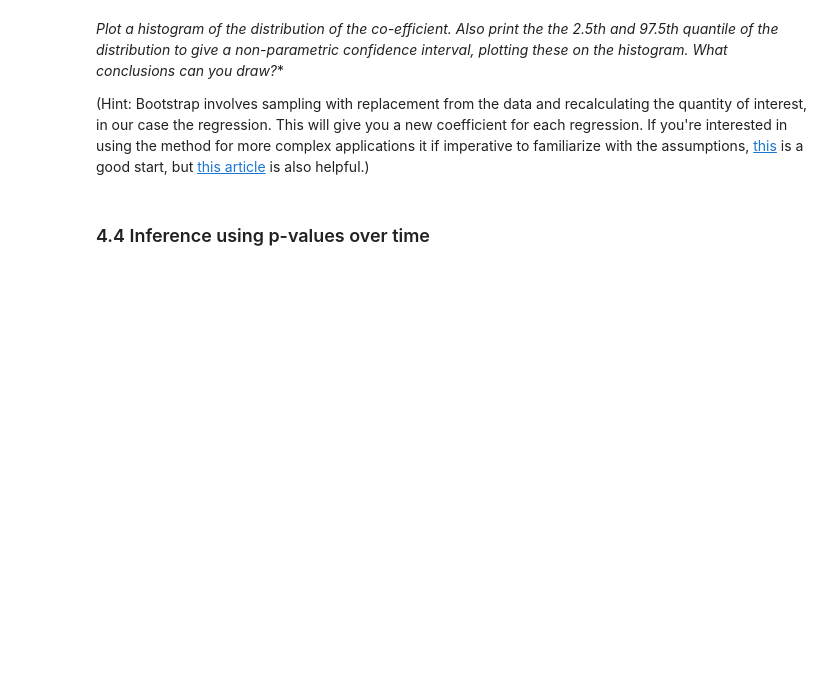
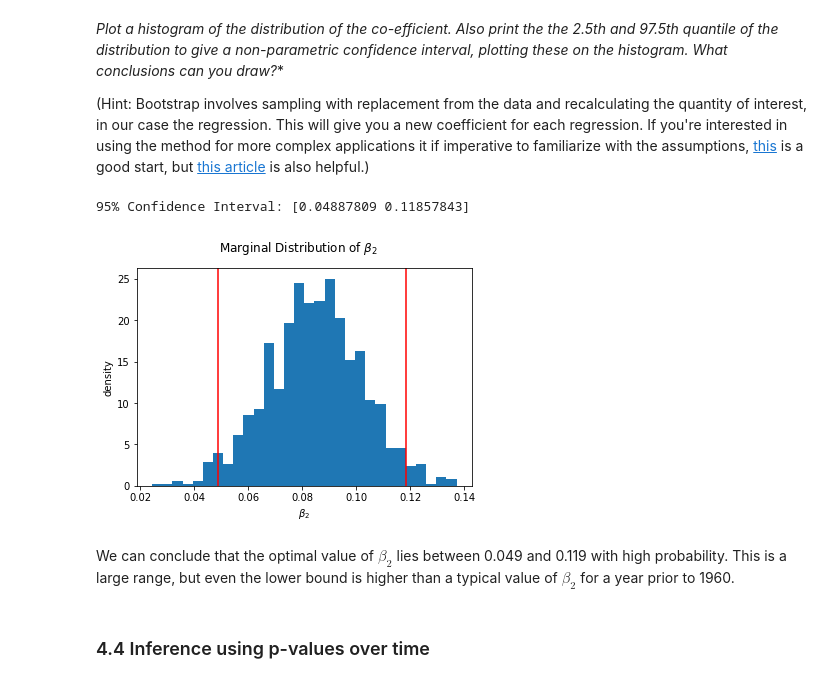
Before and after one commit to ezou20/AM_207_fall_2018, a Jupyter notebook: homeworks/AM207_HW3.ipynb, the cells around one changed output. Cells and saved outputs as stored; diff of their text form; code cells hidden in the pictures; blank space fills up the shorter version.

```diff
--- a/homeworks/AM207_HW3.ipynb
+++ b/homeworks/AM207_HW3.ipynb
@@ -542,7 +543,7 @@ $$
 pairframes={}
 for p in pairs:
     key = str(p[0])+"-"+str(p[1])
-    pairframes[key] = pd.read_csv("data/{}.csv".format(key))
+    pairframes[key] = pd.read_csv("housedata/{}.csv".format(key))
 # %% [markdown]
 To get warmed up, let us consider the 1988-1990 election pair.
 # %%
@@ -611,3 +705,26 @@ You can see that $\beta_3$ then captures half the difference in the effect betwe
+# %%
+#your code here
+n = len(pairframes['1990-1988'])
+coeffs = []
+for _ in range(1000):
+    df = pairframes['1990-1988'].sample(n=n, replace=True)
+    ols_model = ols('DP ~ DP1 + I + P', df).fit()
+    coeffs.append(ols_model.params['I'])
+# %%
+conf_int = np.percentile(coeffs, [2.5, 97.5])
+print("95% Confidence Interval: " + str(conf_int))
+fig = plt.figure()
+plt.hist(coeffs, bins=30, density=True)
+plt.axvline(conf_int[0], color='red')
+plt.axvline(conf_int[1], color='red')
+plt.xlabel(r'$\beta_2$')
+plt.ylabel('density')
+plt.suptitle(r'Marginal Distribution of $\beta_2$');
+# %% [output]
+95% Confidence Interval: [0.04887809 0.11857843]
+[figure, added]
+# %% [markdown]
+We can conclude that the optimal value of $\beta_2$ lies between 0.049 and 0.119 with high probability. This is a large range, but even the lower bound is higher than a typical value of $\beta_2$ for a year prior to 1960.
 # %% [markdown]
 ### 4.4 Inference using p-values over time
 # %% [markdown]
```
Also changed, not shown: parts of 23 cells of this notebook.
